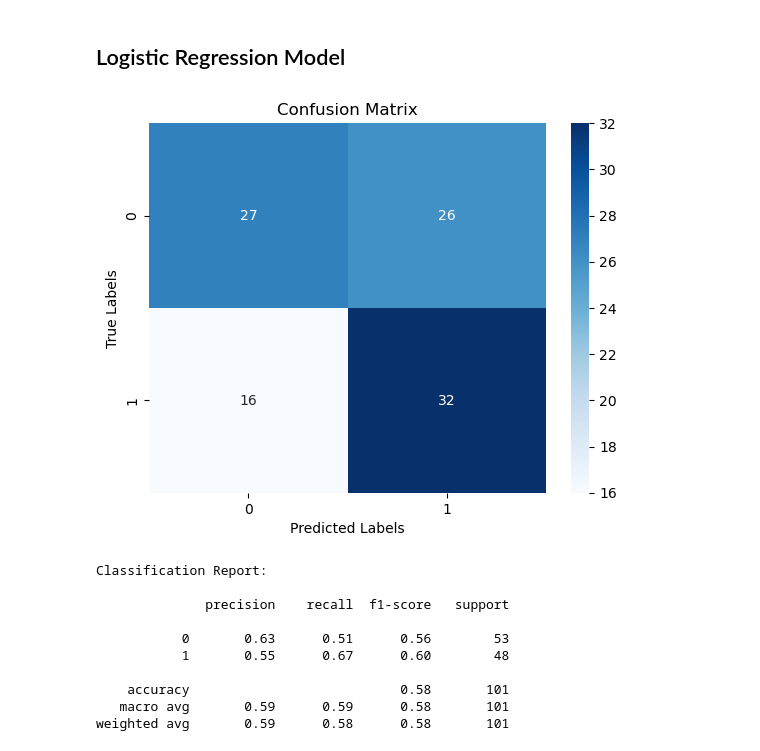
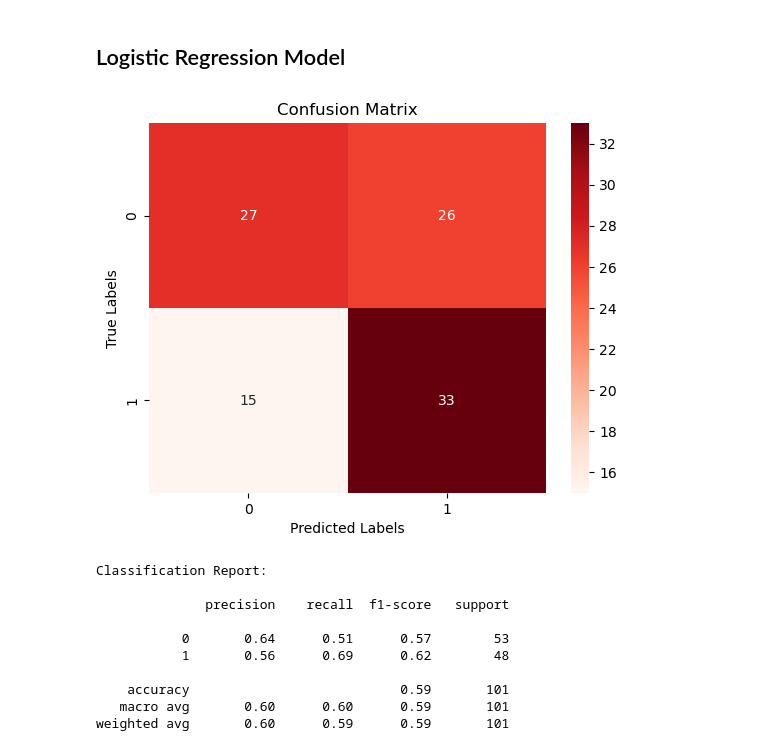
Before and after one commit to Nikola671/TP2_AB_NM, a Jupyter notebook: TP2_AB_NM.ipynb, the cells around one changed output. Cells and saved outputs as stored; diff of their text form; code cells hidden in the pictures.

```diff
--- a/TP2_AB_NM.ipynb
+++ b/TP2_AB_NM.ipynb
@@ -288,7 +288,8 @@ plt.show()
 ## Logistic Regression Model
 # %%
 # Correct variable references for logistic regression
-X2 = X_encoded.drop(columns=['Start_Tech_Oscar'], axis=1)
+X2 = X_encoded.drop(columns=['Start_Tech_Oscar','Lead_ Actor_Rating',
+             'Lead_Actress_rating', 'Director_rating', 'Producer_rating'], axis=1)
 y2 = X_encoded['Start_Tech_Oscar']
 
 # Reserve the first five rows for comparison
@@ -296,43 +297,46 @@ X2_validation = X2.iloc[:5]
 y2_validation = y2.iloc[:5]
 
 # Use the rest of the data for training and testing
 X2_remaining = X2.iloc[5:]
 y2_remaining = y2.iloc[5:]
 
 # Train-test split on the data
 X2_train, X2_test, y2_train, y2_test = train_test_split(X2_remaining, y2_remaining, test_size=0.20, random_state=5)
 
 # Initialize the logistic regression model
 LogModel = LogisticRegression(max_iter=1750)
 
 # Train the model on the training data
 LogModel.fit(X2_train.values, y2_train.values)
 
 # Predictions on the test data
 y2_pred = LogModel.predict(X2_test.values)
 
+#Validating
+y2_pred_validation = LogModel.predict(X2_validation.values)
+
 # Generate the confusion matrix
 conf_matrix = confusion_matrix(y2_test, y2_pred)
 
-# Plot confusion matrix
-sns.heatmap(conf_matrix, annot=True, fmt="d", cmap="Blues")
+# Plot confusion matrix on a heatmap
+sns.heatmap(conf_matrix, annot=True, cmap='Reds')
 plt.title("Confusion Matrix")
 plt.xlabel("Predicted Labels")
 plt.ylabel("True Labels")
 plt.show()
 
 # Classification report
 print("Classification Report:\n")
 print(classification_report(y2_test, y2_pred))
 # %% [output]
-[figure, old version]
+[figure, new version]
 Classification Report:
 
               precision    recall  f1-score   support
 
-           0       0.63      0.51      0.56        53
-           1       0.55      0.67      0.60        48
+           0       0.64      0.51      0.57        53
+           1       0.56      0.69      0.62        48
 
-    accuracy                           0.58       101
-   macro avg       0.59      0.59      0.58       101
-weighted avg       0.59      0.58      0.58       101
+    accuracy                           0.59       101
+   macro avg       0.60      0.60      0.59       101
+weighted avg       0.60      0.59      0.59       101
```
Also changed, not shown: parts of 2 cells of this notebook.
